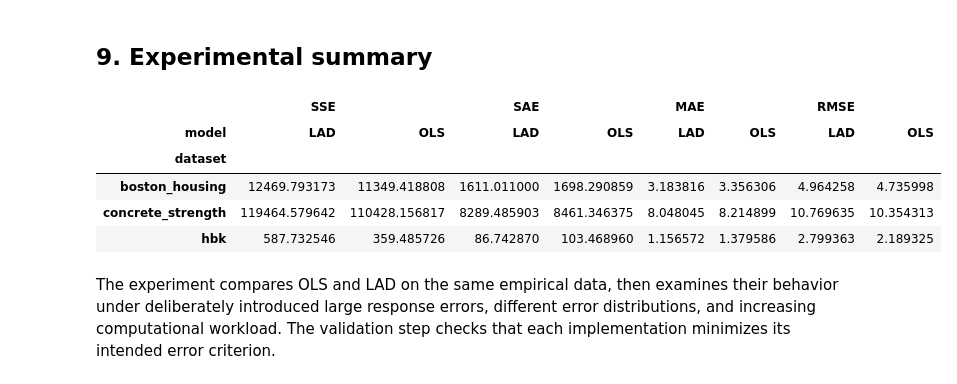
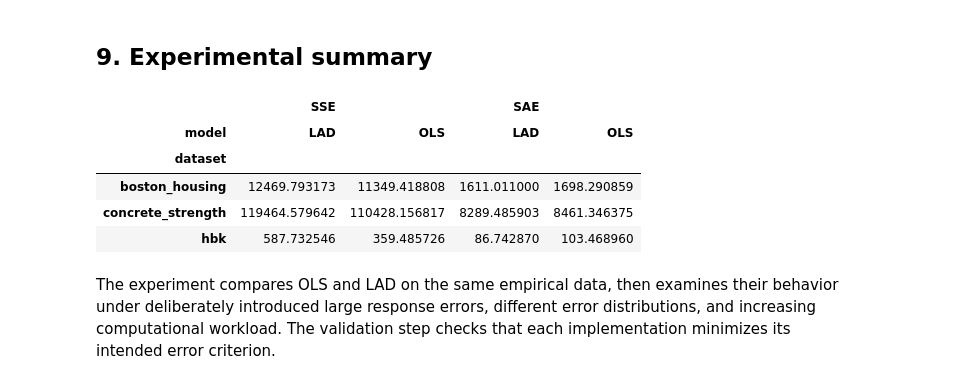
Before and after one commit to n1sarga/Absolute_Deviation_vs_Squarred_Error, a Jupyter notebook: notebooks/absolute_deviation_full_workflow.ipynb, the cells around one changed output. Drawn from its saved outputs; the diff is of its cells as text; code cells hidden in the pictures.

```diff
--- a/notebooks/absolute_deviation_full_workflow.ipynb
+++ b/notebooks/absolute_deviation_full_workflow.ipynb
@@ -242,16 +242,16 @@ display(pd.DataFrame({"figure_files": pd.Series(figure_files)}))
 # %%
 summary = original_metrics.pivot(
     index="dataset",
     columns="model",
-    values=["SSE", "SAE", "MAE", "RMSE"],
+    values=["SSE", "SAE"],
 )
 display(summary)
 # %% [output]
-|  | SSE |  | SAE |  | MAE |  | RMSE |  |
-| model | LAD | OLS | LAD | OLS | LAD | OLS | LAD | OLS |
-| dataset |  |  |  |  |  |  |  |  |
-| boston_housing | 12469.793173 | 11349.418808 | 1611.011000 | 1698.290859 | 3.183816 | 3.356306 | 4.964258 | 4.735998 |
-| concrete_strength | 119464.579642 | 110428.156817 | 8289.485903 | 8461.346375 | 8.048045 | 8.214899 | 10.769635 | 10.354313 |
-| hbk | 587.732546 | 359.485726 | 86.742870 | 103.468960 | 1.156572 | 1.379586 | 2.799363 | 2.189325 |
+|  | SSE |  | SAE |  |
+| model | LAD | OLS | LAD | OLS |
+| dataset |  |  |  |  |
+| boston_housing | 12469.793173 | 11349.418808 | 1611.011000 | 1698.290859 |
+| concrete_strength | 119464.579642 | 110428.156817 | 8289.485903 | 8461.346375 |
+| hbk | 587.732546 | 359.485726 | 86.742870 | 103.468960 |
 # %% [markdown]
 The experiment compares OLS and LAD on the same empirical data, then examines their behavior under deliberately introduced large response errors, different error distributions, and increasing computational workload. The validation step checks that each implementation minimizes its intended error criterion.
```
Also changed, not shown: parts of 6 cells of this notebook, 12 other files.
